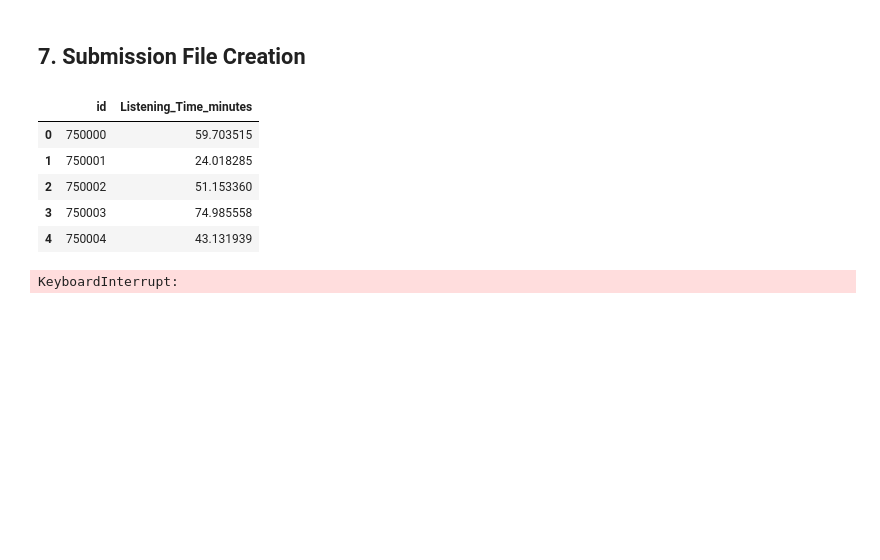
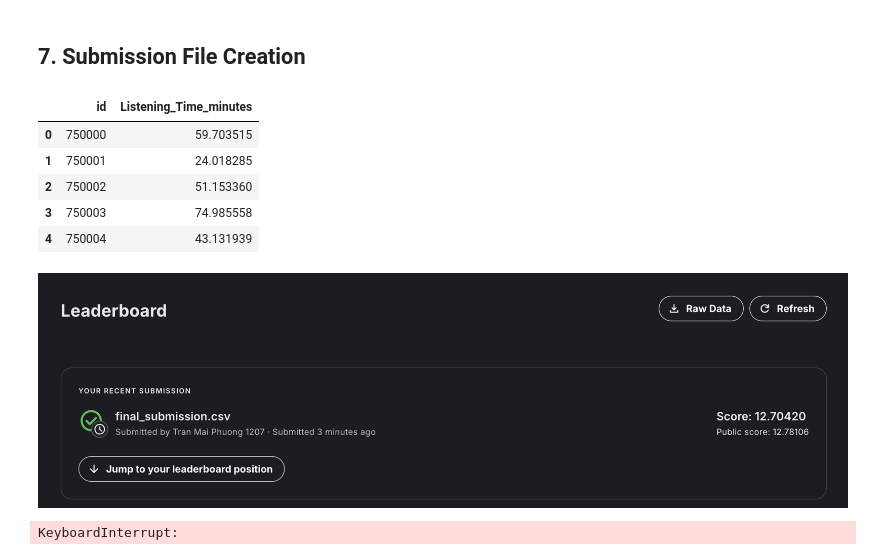
Before and after one commit to MiaTran1112/sds293-final-project, a Jupyter notebook: notebook/exploration.ipynb, the cells around one changed output. Cells and saved outputs as stored; diff of their text form; code cells hidden in the pictures; blank space fills up the shorter version.

Commit message:
chore: add leaderboard image

```diff
--- a/notebook/exploration.ipynb
+++ b/notebook/exploration.ipynb
@@ -446,6 +446,11 @@ final_submission.head()
 | 2 | 750002 | 51.153360 |
 | 3 | 750003 | 74.985558 |
 | 4 | 750004 | 43.131939 |
+# %%
+from IPython.display import Image
+Image("../images/leaderboard.png")
+# %% [output]
+[figure, added]
 # %%
 # cv = RepeatedKFold(n_splits=5, n_repeats=10, random_state=300)
 # scores = cross_val_score(pipe_final, X_train, y_train, scoring="neg_root_mean_squared_error", cv=cv)
```
Also changed, not shown: parts of 1 cell of this notebook, 2 other files.
